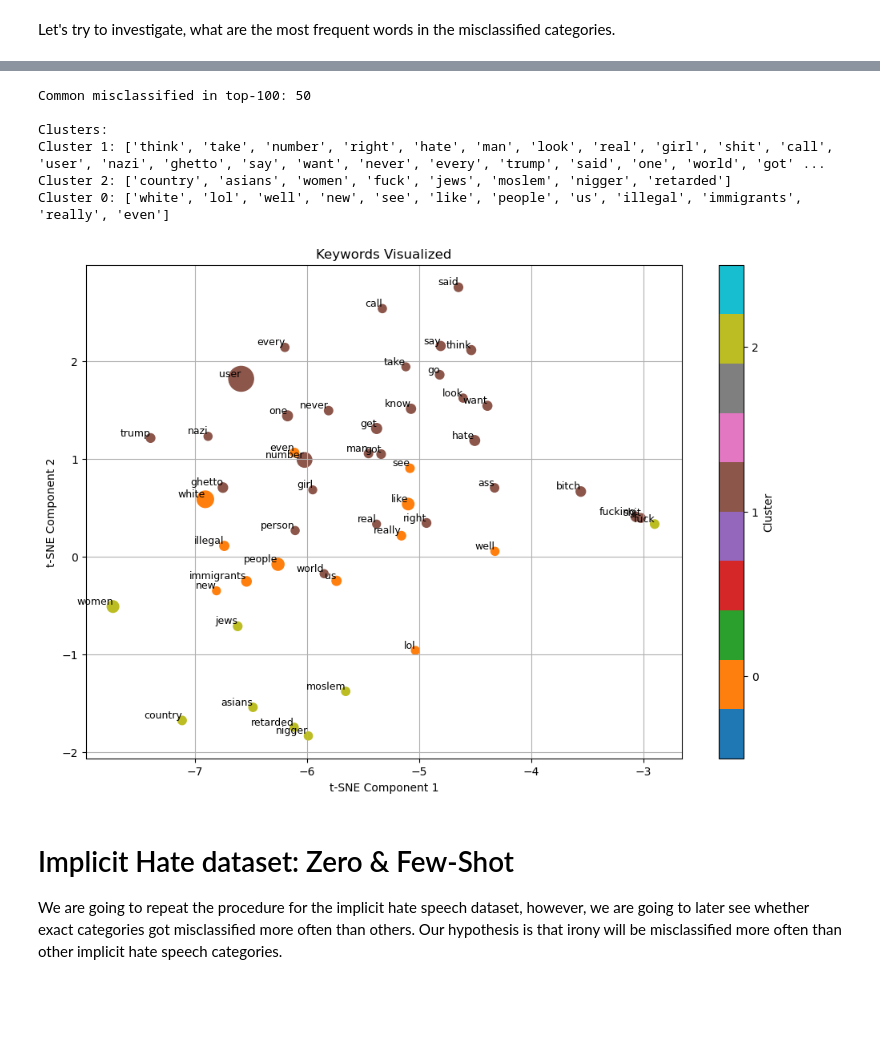
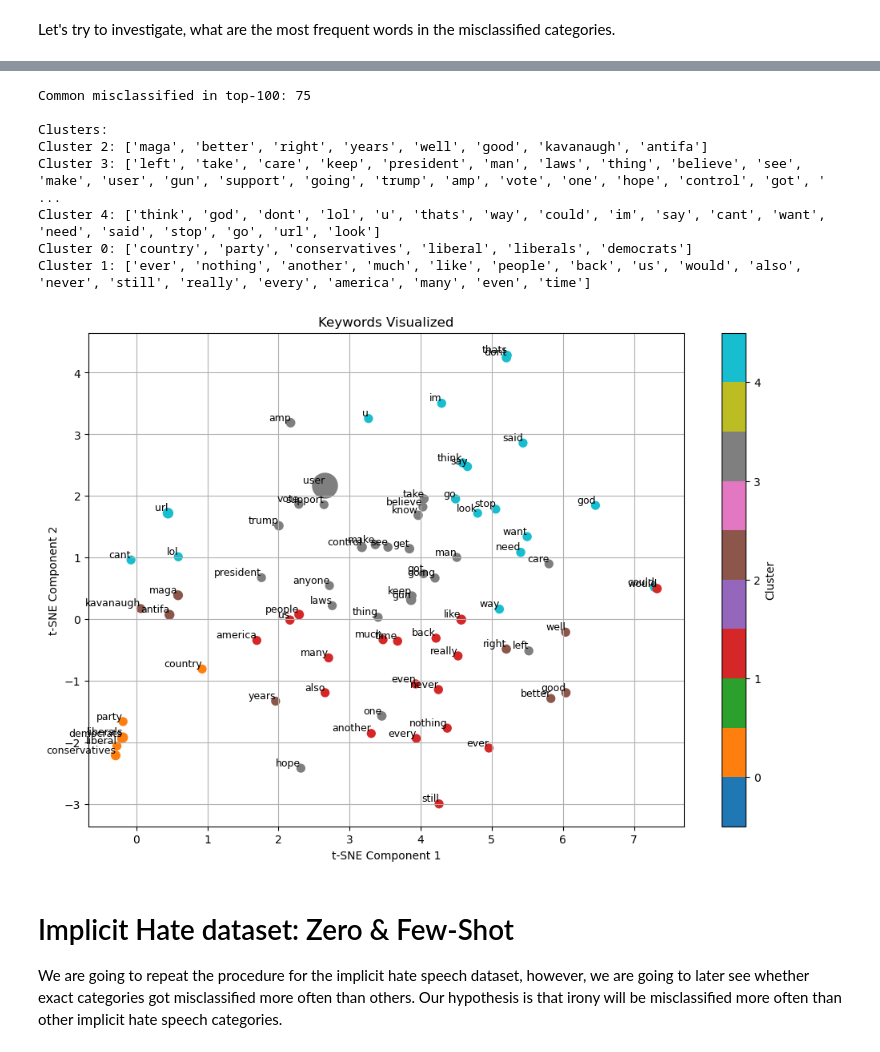
Before and after one commit to yan-vei/align-toxicity, a Jupyter notebook: explore_labels.ipynb, the cells around one changed output, grey strips where cells are left out. Drawn from its saved outputs; the diff is of its cells as text; code cells hidden in the pictures; blank space fills up the shorter version.

```diff
--- a/explore_labels.ipynb
+++ b/explore_labels.ipynb
@@ -27,8 +27,8 @@ We will start with the HateXplain dataset.
 # %%
 # Select the correct model
 
-model = "hatebert"
-dataset = "hatexplain"
+model = "llama"
+dataset = "offenseval_implicit"
 # %%
 results = pd.read_json('results/' + model + '/' + dataset + '.json')
 results.head()
@@ -283,23 +292,25 @@ Cluster 1: ['white', 'women', 'fuck', 'girl', 'new', 'big', 'better', 'trump', '
 # %%
 k = 100
 top_misclassified_normal = get_top_words(misclassified_normal, k)
 top_undetected_hate = get_top_words(undetected_hate, k)
 
 common_misclassified_dict = {}
 common_misclassified = top_misclassified_normal.keys() & top_undetected_hate.keys()
 for word in common_misclassified:
     common_misclassified_dict[word] = top_misclassified_normal[word] + top_undetected_hate[word]
 print(f'Common misclassified in top-{k}: {len(common_misclassified)}')
 
-plot_clusters(common_misclassified_dict, list(common_misclassified), tokenizer, bert_model, 3)
+plot_clusters(common_misclassified_dict, list(common_misclassified), tokenizer, bert_model, 5)
 # %% [output]
-Common misclassified in top-100: 50
+Common misclassified in top-100: 75
 
 Clusters:
-Cluster 1: ['think', 'take', 'number', 'right', 'hate', 'man', 'look', 'real', 'girl', 'shit', 'call', 'user', 'nazi', 'ghetto', 'say', 'want', 'never', 'every', 'trump', 'said', 'one', 'world', 'got' ...
-Cluster 2: ['country', 'asians', 'women', 'fuck', 'jews', 'moslem', 'nigger', 'retarded']
-Cluster 0: ['white', 'lol', 'well', 'new', 'see', 'like', 'people', 'us', 'illegal', 'immigrants', 'really', 'even']
+Cluster 2: ['maga', 'better', 'right', 'years', 'well', 'good', 'kavanaugh', 'antifa']
+Cluster 3: ['left', 'take', 'care', 'keep', 'president', 'man', 'laws', 'thing', 'believe', 'see', 'make', 'user', 'gun', 'support', 'going', 'trump', 'amp', 'vote', 'one', 'hope', 'control', 'got', ' ...
+Cluster 4: ['think', 'god', 'dont', 'lol', 'u', 'thats', 'way', 'could', 'im', 'say', 'cant', 'want', 'need', 'said', 'stop', 'go', 'url', 'look']
+Cluster 0: ['country', 'party', 'conservatives', 'liberal', 'liberals', 'democrats']
+Cluster 1: ['ever', 'nothing', 'another', 'much', 'like', 'people', 'back', 'us', 'would', 'also', 'never', 'still', 'really', 'every', 'america', 'many', 'even', 'time']
-[figure, old version]
+[figure, new version]
 # %% [markdown]
 # Implicit Hate dataset: Zero & Few-Shot
 
```
Also changed, not shown: parts of 10 cells of this notebook.
